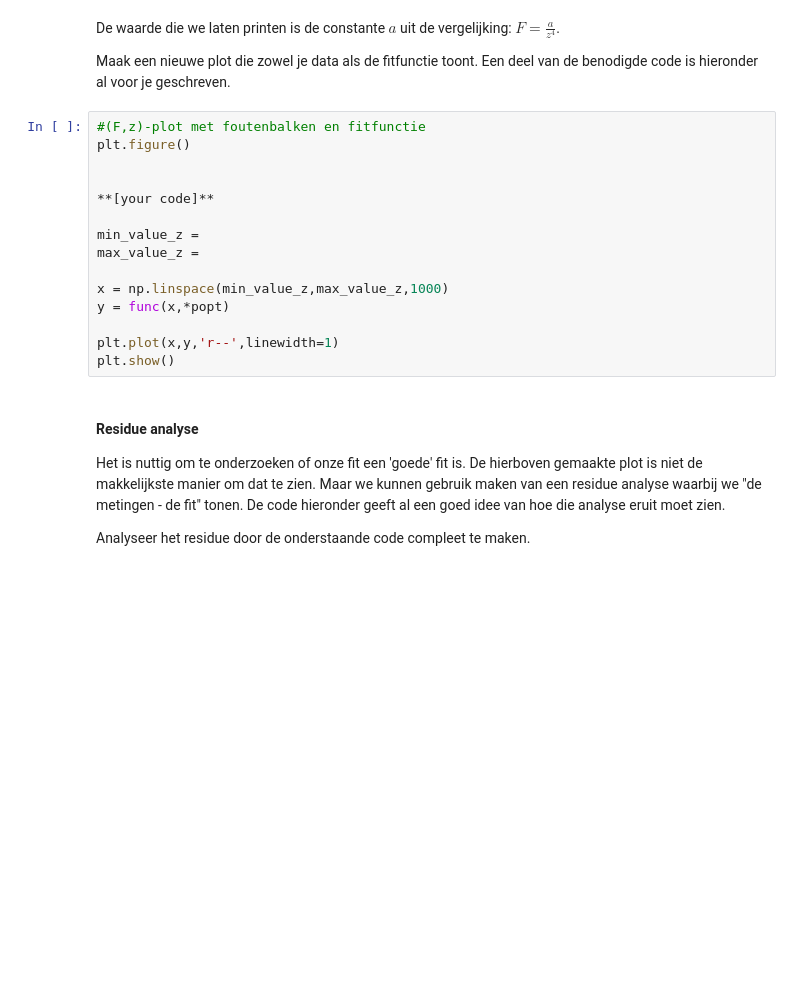
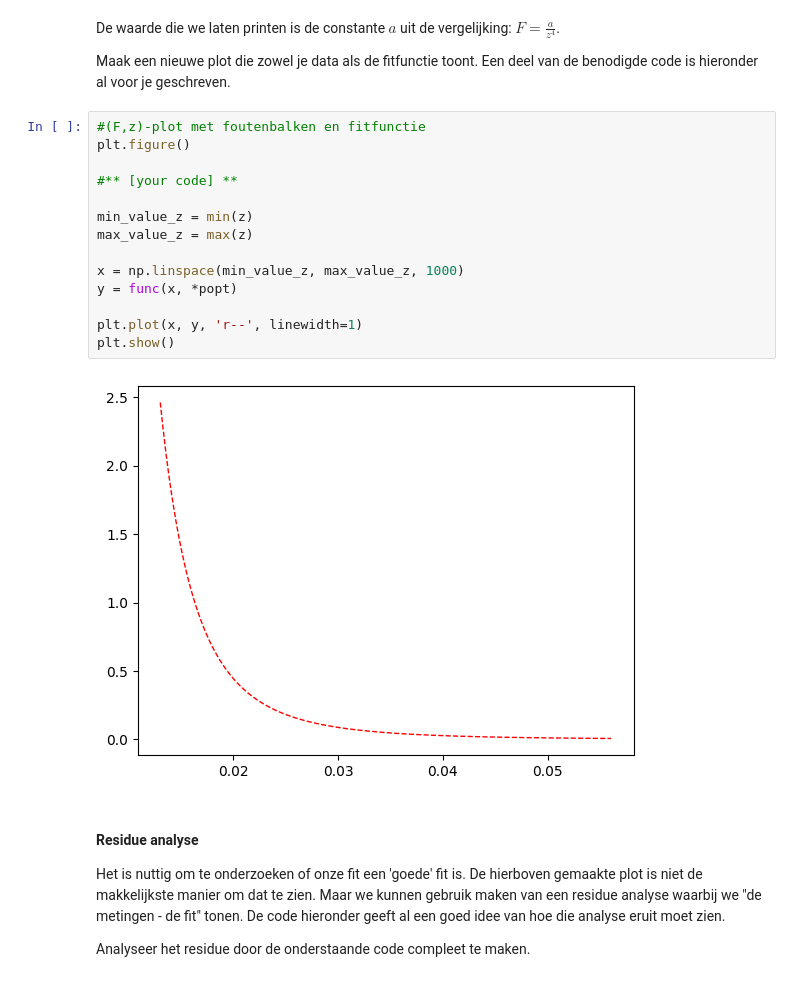
Before and after one commit to Emcrypted-Dev/practicum131023, a Jupyter notebook: IE1_labjournaal_NL.ipynb, the cells around one changed output. Cells and saved outputs as stored; diff of their text form; blank space fills up the shorter version.

```diff
--- a/IE1_labjournaal_NL.ipynb
+++ b/IE1_labjournaal_NL.ipynb
@@ -152,18 +186,19 @@ Maak een nieuwe plot die zowel je data als de fitfunctie toont. Een deel van de
 # %%
 #(F,z)-plot met foutenbalken en fitfunctie
 plt.figure()
 
+#** [your code] **
 
-**[your code]**
+min_value_z = min(z)
+max_value_z = max(z)
 
-min_value_z =
-max_value_z =
+x = np.linspace(min_value_z, max_value_z, 1000)
+y = func(x, *popt)
 
-x = np.linspace(min_value_z,max_value_z,1000)
-y = func(x,*popt)
-
-plt.plot(x,y,'r--',linewidth=1)
+plt.plot(x, y, 'r--', linewidth=1)
 plt.show()
+# %% [output]
+[figure, added]
 # %% [markdown]
 #### Residue analyse
 Het is nuttig om te onderzoeken of onze fit een 'goede' fit is. De hierboven gemaakte plot is niet de makkelijkste manier om dat te zien. Maar we kunnen gebruik maken van een residue analyse waarbij we "de metingen - de fit" tonen. De code hieronder geeft al een goed idee van hoe die analyse eruit moet zien.
```
Also changed, not shown: parts of 14 cells of this notebook, 1 other file.
